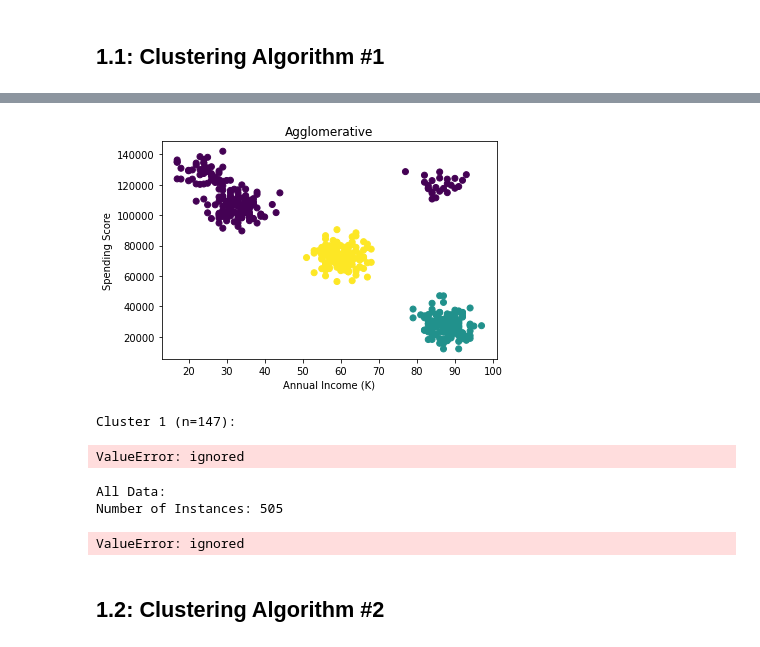
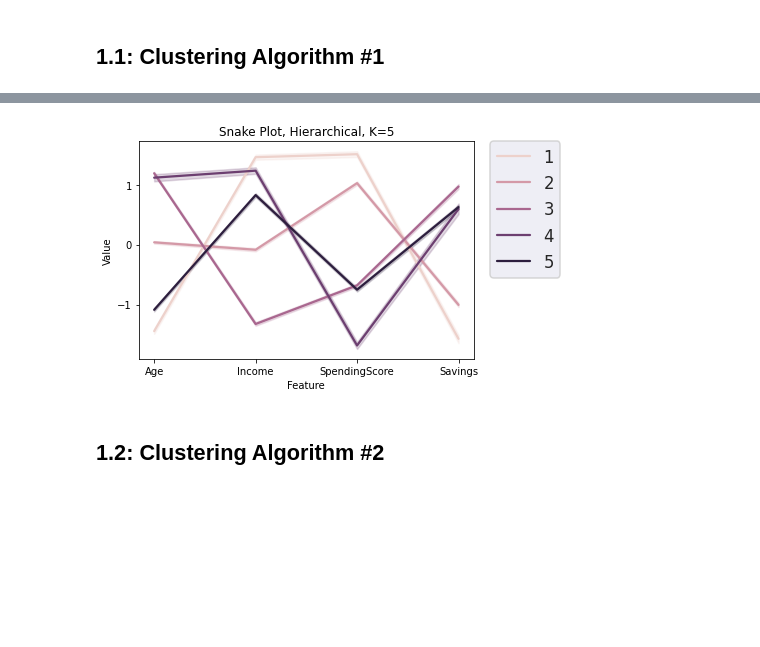
Before and after one commit to TinaSunS/MMA869, a Jupyter notebook: MMA_MMAB_MMAI_2023_869_Individual_Assignment.ipynb, the cells around one changed output, grey strips where cells are left out. Cells and saved outputs as stored; diff of their text form; code cells hidden in the pictures; blank space fills up the shorter version.

```diff
--- a/MMA_MMAB_MMAI_2023_869_Individual_Assignment.ipynb
+++ b/MMA_MMAB_MMAI_2023_869_Individual_Assignment.ipynb
@@ -283,59 +257,22 @@ ValueError: ignored
-# %%
-plt.figure();
-
-plt.scatter(X.iloc[:, 0], X.iloc[:, 1], c=Agg.labels_);
-plt.title("Agglomerative");
-plt.xlabel('Annual Income (K)');
-plt.ylabel('Spending Score');
-# %% [output]
-[figure, removed]
-# %%
-np.set_printoptions(precision=2)
-np.set_printoptions(suppress=True)
-
-means = np.zeros((K, X.shape[1]))
-
-for i, label in enumerate(set(labels)):
-    means[i,:] = X[labels==label].mean(axis=0)
-    print('\nCluster {} (n={}):'.format(label, sum(labels==label)))
-    print(scaler.inverse_transform(means[i,:]))
-
-means
-# %% [output]
-Cluster 1 (n=147):
-ValueError: ignored
-# %%
-from scipy import stats
-col_names = df1.columns
-pd.set_option("display.precision", 2)
-pd.set_option('display.float_format', lambda x: '%.2f' % x)
-
-def stats_to_df(d, scaler):
-    tmp_df = pd.DataFrame(columns=col_names)
-
-    tmp_df.loc[0] = scaler.inverse_transform(d.minmax[0])
-    tmp_df.loc[1] = scaler.inverse_transform(d.mean)
-    tmp_df.loc[2] = scaler.inverse_transform(d.minmax[1])
-    tmp_df.loc[3] = scaler.inverse_transform(d.variance)
-    tmp_df.loc[4] = scaler.inverse_transform(d.skewness)
-    tmp_df.loc[5] = scaler.inverse_transform(d.kurtosis)
-    tmp_df.index = ['Min', 'Mean', 'Max', 'Variance', 'Skewness', 'Kurtosis']
-    return tmp_df.T
-
-print('All Data:')
-print('Number of Instances: {}'.format(X.shape[0]))
-d = stats.describe(X, axis=0)
-display(stats_to_df(d, scaler))
-
-for i, label in enumerate(set(labels)):
-    d = stats.describe(X[labels==label], axis=0)
-    print('\nCluster {}:'.format(label))
-    print('Number of Instances: {}'.format(d.nobs))
-    display(stats_to_df(d, scaler))
-# %% [output]
-All Data:
-Number of Instances: 505
-ValueError: ignored
+# %%
+X_df1 = pd.DataFrame(X, columns=col_names)
+X_df1['Cluster'] = labels
+X_df1.head()
+
+X_df1_melt = pd.melt(X_df1,
+    id_vars=['Cluster'],
+    value_vars=['Age', 'Income', 'SpendingScore','Savings'],
+    var_name='Feature',
+    value_name='Value')
+
+plt.title('Snake Plot, Hierarchical, K=5');
+sns.set(style="darkgrid")
+sns.set_context("talk")
+sns.lineplot(x="Feature", y="Value", hue='Cluster', data=X_df1_melt, legend="full");
+plt.legend(bbox_to_anchor=(1.05, 1), loc=2, borderaxespad=0.);
+plt.savefig('Customer Data.png', transparent=False);
+# %% [output]
+[figure, added]
 # %% [markdown]
 ## 1.2: Clustering Algorithm #2
 # %%
```
Also changed, not shown: parts of 51 cells of this notebook.
